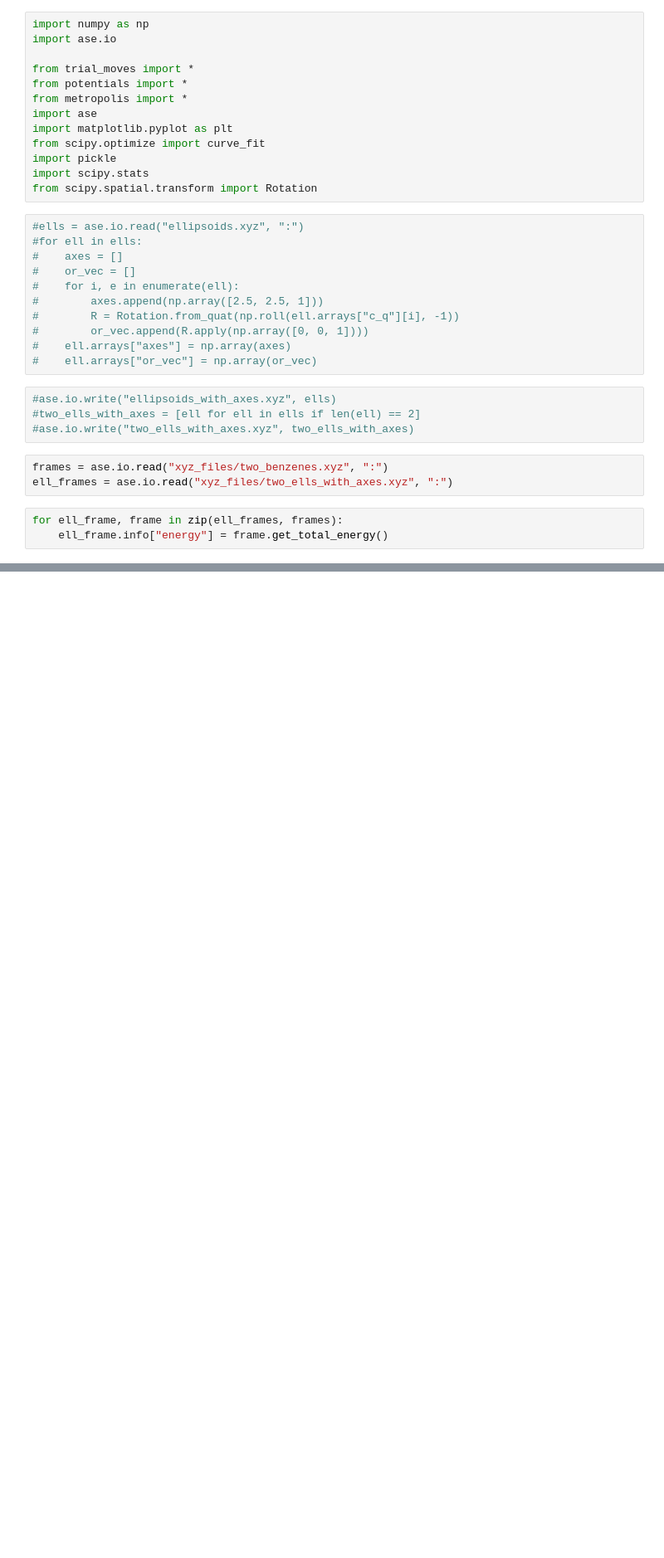
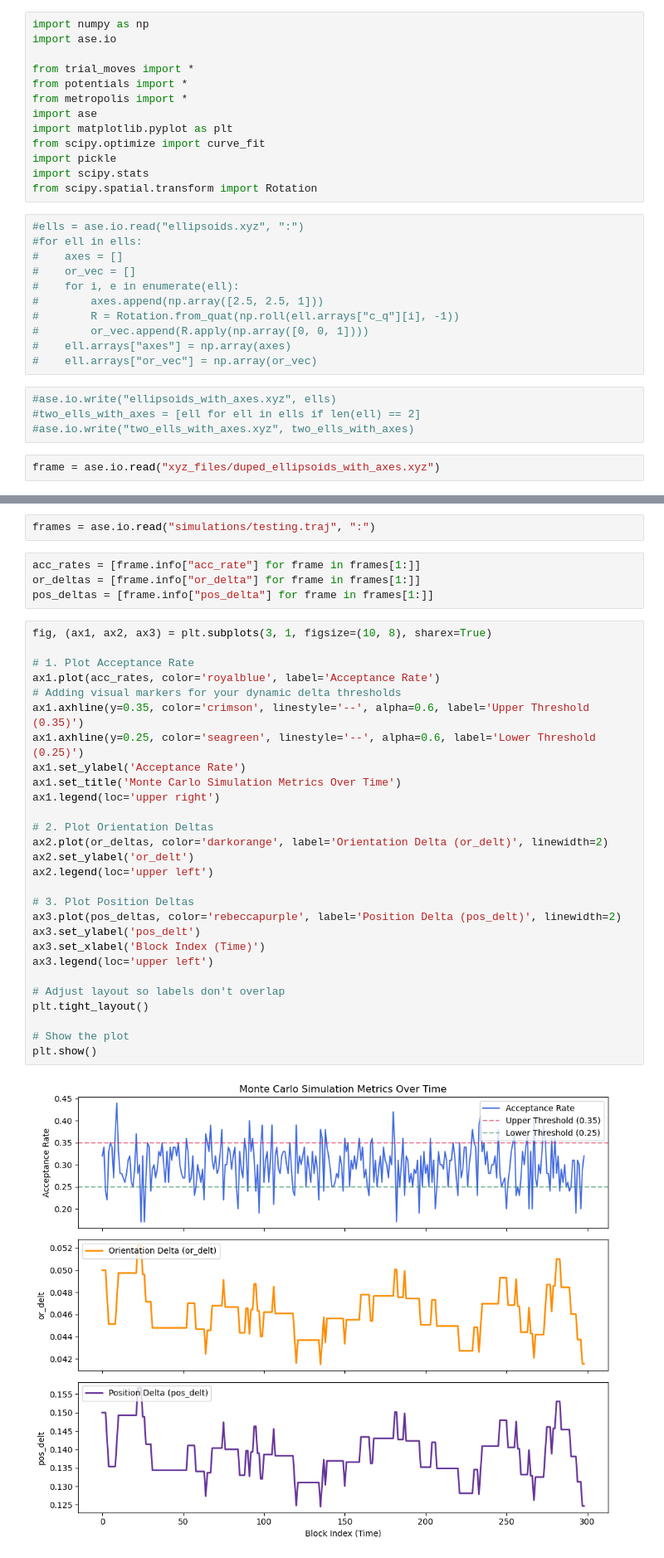
Before and after one commit to ortengren/as_mc, a Jupyter notebook: driver.ipynb, the cells around one changed output, grey strips where cells are left out. Shown at 83% size. Drawn from its saved outputs; the diff is of its cells as text; blank space fills up the shorter version.

Commit message:
Updating and testing dynamic delta scheme

```diff
--- a/driver.ipynb
+++ b/driver.ipynb
@@ -27,9 +27,5 @@ from scipy.spatial.transform import Rotation
 #two_ells_with_axes = [ell for ell in ells if len(ell) == 2]
 #ase.io.write("two_ells_with_axes.xyz", two_ells_with_axes)
 # %%
-frames = ase.io.read("xyz_files/two_benzenes.xyz", ":")
-ell_frames = ase.io.read("xyz_files/two_ells_with_axes.xyz", ":")
+frame = ase.io.read("xyz_files/duped_ellipsoids_with_axes.xyz")
-# %%
-for ell_frame, frame in zip(ell_frames, frames):
-    ell_frame.info["energy"] = frame.get_total_energy()
 # %%
@@ -52,0 +34,36 @@ def gb(X, )
+# %%
+frames = ase.io.read("simulations/testing.traj", ":")
+# %%
+acc_rates = [frame.info["acc_rate"] for frame in frames[1:]]
+or_deltas = [frame.info["or_delta"] for frame in frames[1:]]
+pos_deltas = [frame.info["pos_delta"] for frame in frames[1:]]
+# %%
+fig, (ax1, ax2, ax3) = plt.subplots(3, 1, figsize=(10, 8), sharex=True)
+
+# 1. Plot Acceptance Rate
+ax1.plot(acc_rates, color='royalblue', label='Acceptance Rate')
+# Adding visual markers for your dynamic delta thresholds
+ax1.axhline(y=0.35, color='crimson', linestyle='--', alpha=0.6, label='Upper Threshold (0.35)')
+ax1.axhline(y=0.25, color='seagreen', linestyle='--', alpha=0.6, label='Lower Threshold (0.25)')
+ax1.set_ylabel('Acceptance Rate')
+ax1.set_title('Monte Carlo Simulation Metrics Over Time')
+ax1.legend(loc='upper right')
+
+# 2. Plot Orientation Deltas
+ax2.plot(or_deltas, color='darkorange', label='Orientation Delta (or_delt)', linewidth=2)
+ax2.set_ylabel('or_delt')
+ax2.legend(loc='upper left')
+
+# 3. Plot Position Deltas
+ax3.plot(pos_deltas, color='rebeccapurple', label='Position Delta (pos_delt)', linewidth=2)
+ax3.set_ylabel('pos_delt')
+ax3.set_xlabel('Block Index (Time)')
+ax3.legend(loc='upper left')
+
+# Adjust layout so labels don't overlap
+plt.tight_layout()
+
+# Show the plot
+plt.show()
+# %% [output]
+[figure, added]
```
Also changed, not shown: parts of 7 cells of this notebook, 1 other file.
